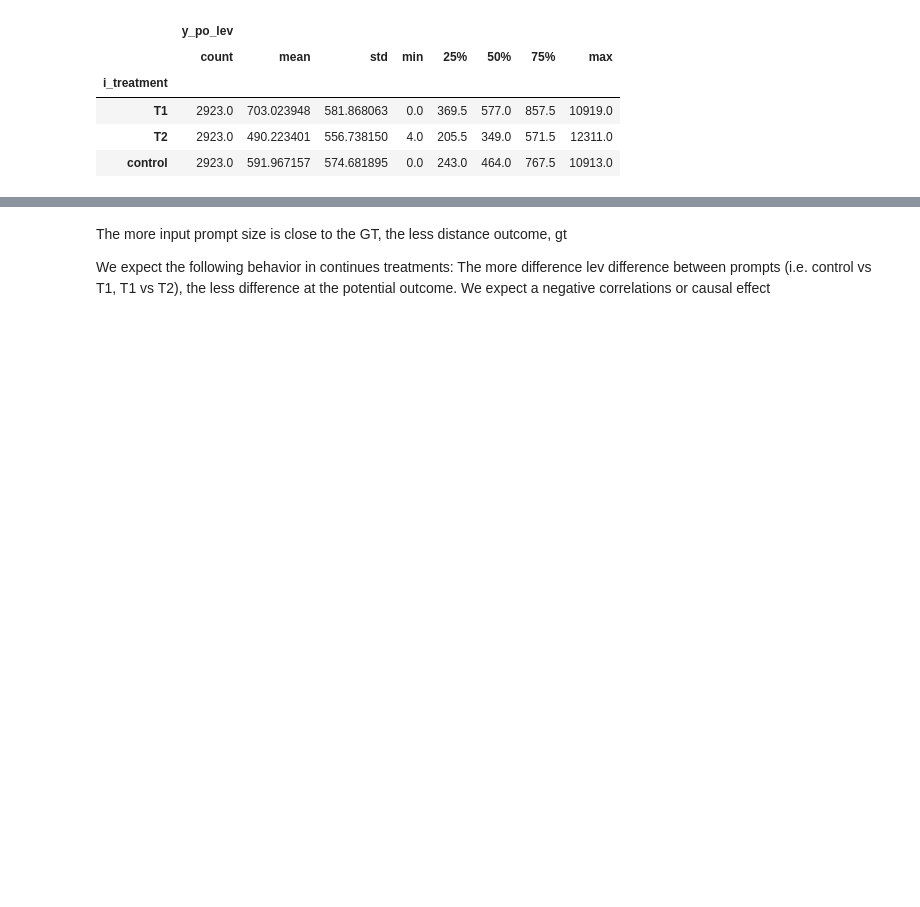
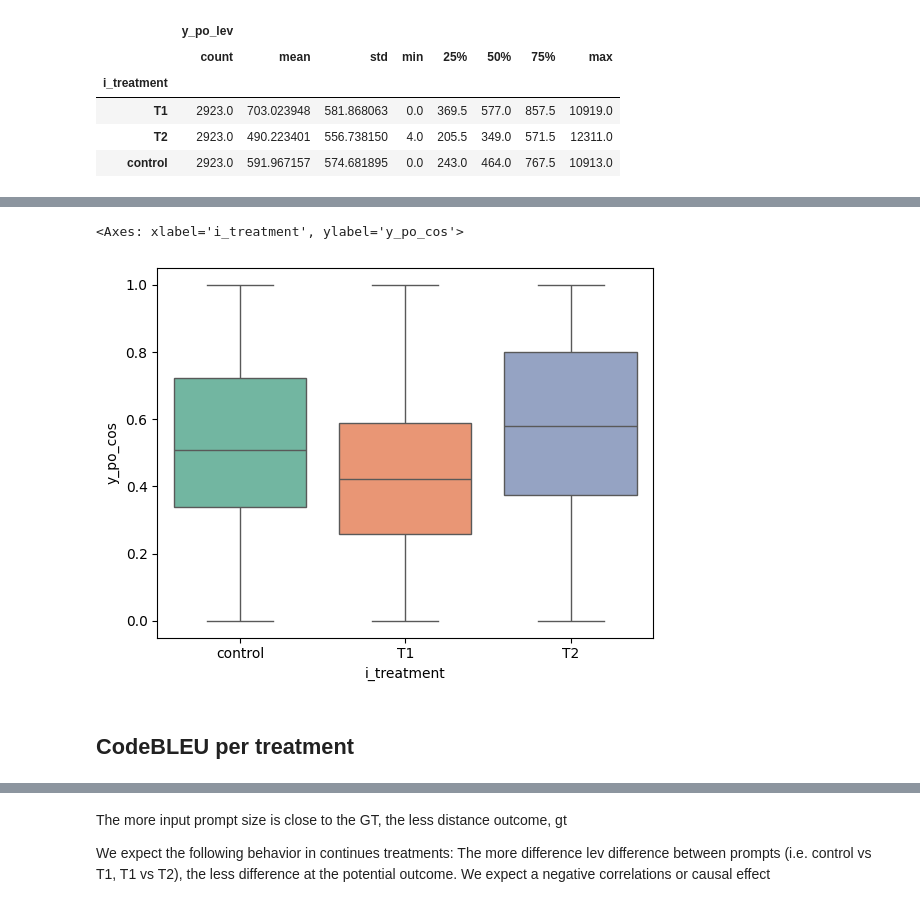
Before and after one commit to WM-SEMERU/Causal4SE, a Jupyter notebook: source/01_prompt_eng_dataset_build_lev_input.ipynb, the cells around one changed output, grey strips where cells are left out. Saved outputs shown, nothing was run; the diff lists cells and outputs as text; code cells hidden in the pictures; blank space fills up the shorter version.

```diff
--- a/source/01_prompt_eng_dataset_build_lev_input.ipynb
+++ b/source/01_prompt_eng_dataset_build_lev_input.ipynb
@@ -192,7 +200,7 @@ from Levenshtein import distance as lev
 from json import loads, dumps
 # %%
 def calculate_distance(row):
-    return lev(row['code'].strip(), row['e_prediction'].strip())
+    return lev(row['code'].strip(), row['prediction'].strip())
 # %%
 treatments_df['y_po_lev'] = treatments_df.apply(calculate_distance, axis=1)
 # %%
@@ -208,0 +219,17 @@ Explain metric granularity, in this case we are using sample granularity. CodeBL
+# %%
+from sklearn.feature_extraction.text import TfidfVectorizer
+from sklearn.metrics.pairwise import cosine_similarity
+
+def cosine_similarity_strings(row):
+    # Vectorize the strings using TF-IDF
+    vectorizer = TfidfVectorizer()
+    str1=row['code'].strip()
+    str2=row['prediction'].strip()
+    tfidf_matrix = vectorizer.fit_transform([str1, str2])
+
+    # Compute cosine similarity
+    cosine_sim = cosine_similarity(tfidf_matrix[0:1], tfidf_matrix[1:2])
+
+    return cosine_sim[0][0]
+# %%
+treatments_df['y_po_cos'] = treatments_df.apply(cosine_similarity_strings, axis=1)
@@ -208,0 +260,7 @@ Explain metric granularity, in this case we are using sample granularity. CodeBL
+# %%
+sns.boxplot(data=treatments_df[['y_po_cos','i_treatment']], x="i_treatment", y="y_po_cos",showfliers=False, palette="Set2", hue="i_treatment")
+# %% [output]
+<Axes: xlabel='i_treatment', ylabel='y_po_cos'>
+[figure, added]
+# %% [markdown]
+## CodeBLEU per treatment
```
Also changed, not shown: parts of 16 cells of this notebook, 1 other file.
